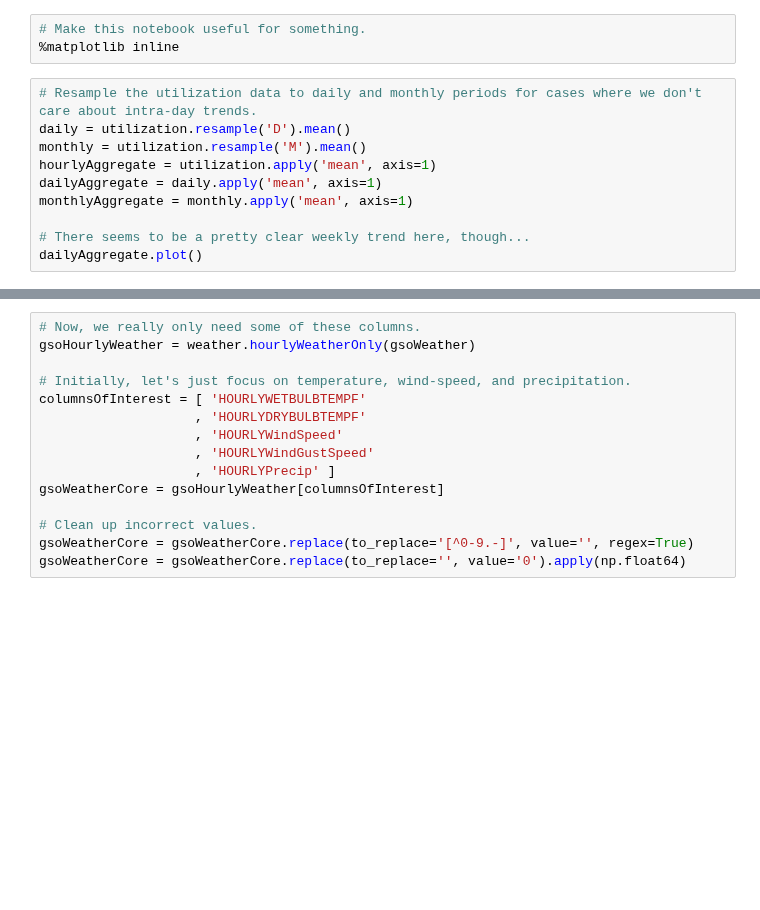
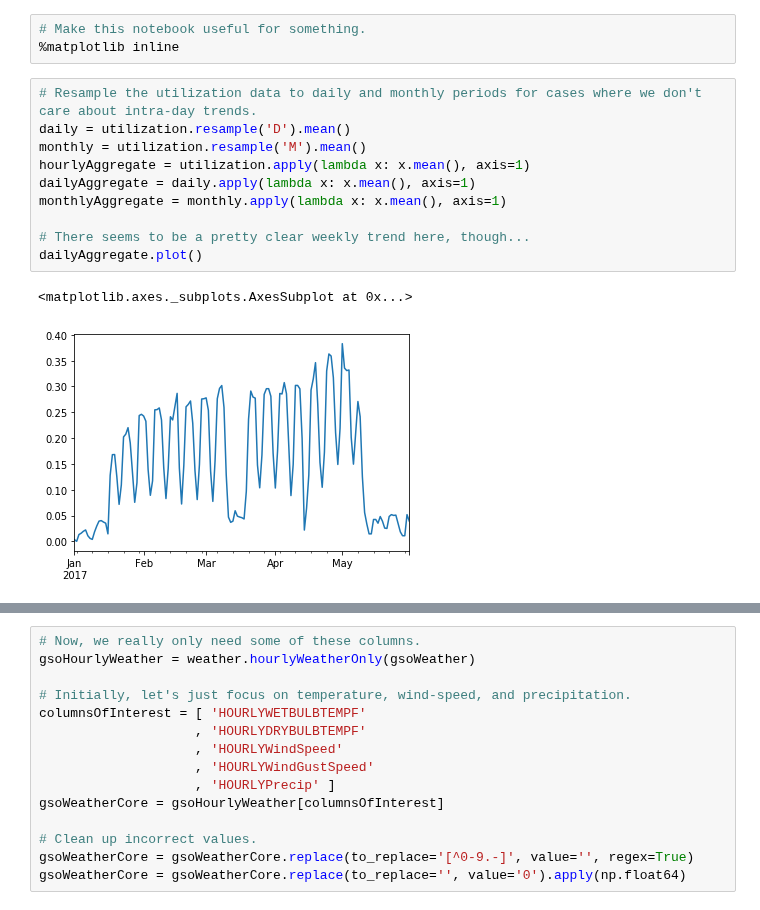
Before and after one commit to UNCG-CSE/Library-Computer-Usage-Analysis, a Jupyter notebook: src/UsageVsWeather.ipynb, the cells around one changed output, grey strips where cells are left out. Drawn from its saved outputs; the diff is of its cells as text; blank space fills up the shorter version.

```diff
--- a/src/UsageVsWeather.ipynb
+++ b/src/UsageVsWeather.ipynb
@@ -17,13 +24,16 @@ utilization.info()
 # %%
 # Resample the utilization data to daily and monthly periods for cases where we don't care about intra-day trends.
 daily = utilization.resample('D').mean()
 monthly = utilization.resample('M').mean()
-hourlyAggregate = utilization.apply('mean', axis=1)
-dailyAggregate = daily.apply('mean', axis=1)
-monthlyAggregate = monthly.apply('mean', axis=1)
+hourlyAggregate = utilization.apply(lambda x: x.mean(), axis=1)
+dailyAggregate = daily.apply(lambda x: x.mean(), axis=1)
+monthlyAggregate = monthly.apply(lambda x: x.mean(), axis=1)
 
 # There seems to be a pretty clear weekly trend here, though...
 dailyAggregate.plot()
+# %% [output]
+<matplotlib.axes._subplots.AxesSubplot at 0x...>
+[figure, added]
 # %%
 # Pull in weather data.
 gsoWeather = weather.parseWeatherData('../data/1052640.csv')
```
Also changed, not shown: parts of 7 cells of this notebook, 1 other file.
